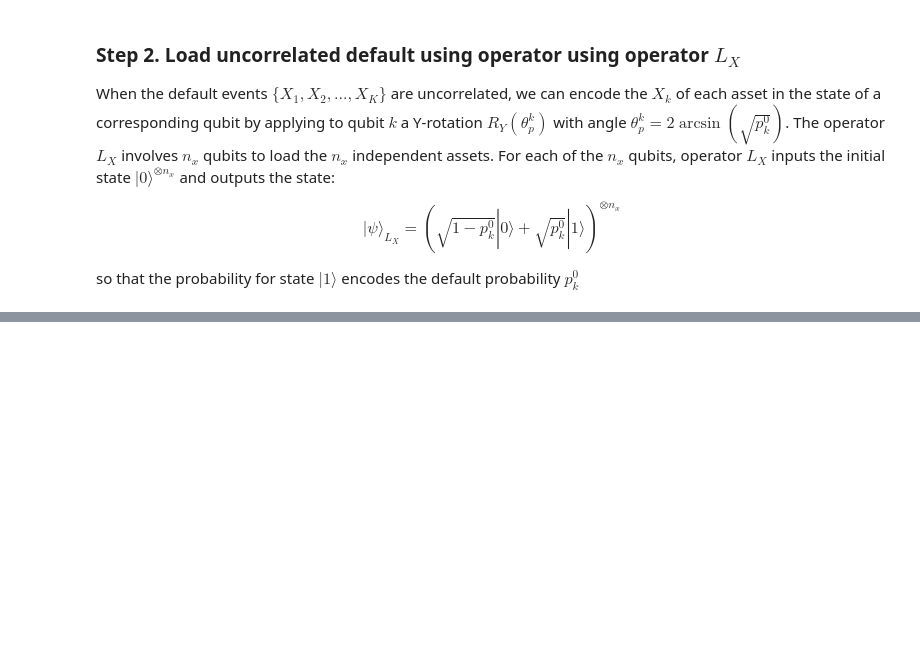
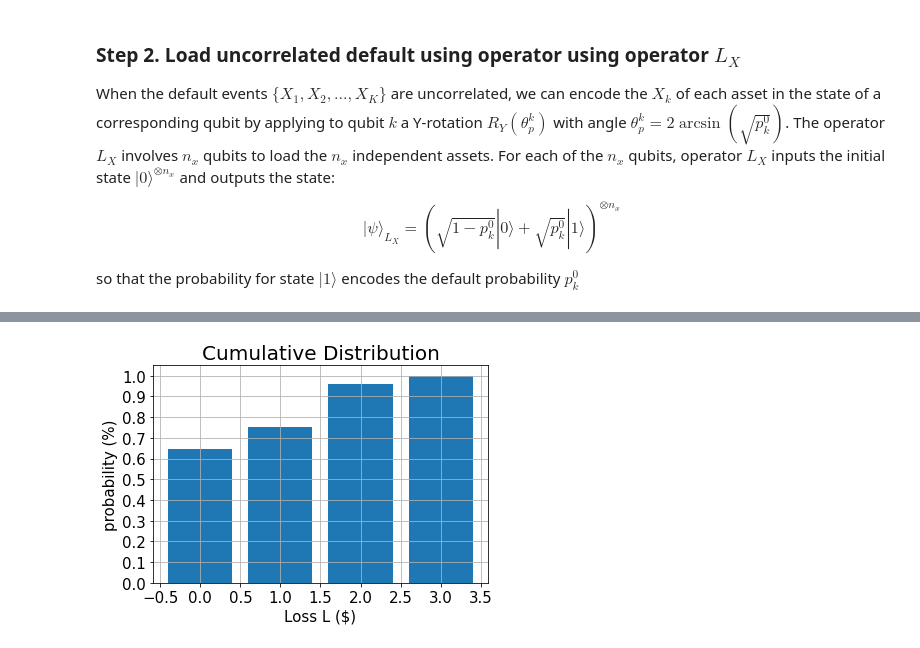
Before and after one commit to ZiyuanLi007/quantumalg, a Jupyter notebook: technotes/TechNotes_CreditRiskQAE.ipynb, the cells around one changed output, grey strips where cells are left out. Saved outputs shown, nothing was run; the diff lists cells and outputs as text; code cells hidden in the pictures; blank space fills up the shorter version.

```diff
--- a/technotes/TechNotes_CreditRiskQAE.ipynb
+++ b/technotes/TechNotes_CreditRiskQAE.ipynb
@@ -82,0 +230,13 @@ $$|\psi\rangle_{L_Z} = \sum_{z=0}^{2^{n_z}-1} \sqrt{f(z)} |z\rangle (\sqrt{1-p_k
+# %%
+# plot CDF
+plt.bar(losses, cdf)
+plt.xlabel("Loss L ($)", size=15)
+plt.ylabel("probability (%)", size=15)
+plt.title("Cumulative Distribution", size=20)
+plt.xticks(size=15)
+plt.yticks(size=15)
+plt.yticks(np.arange(0, 1.01, 1e-1))
+plt.grid()
+plt.show()
+# %% [output]
+[figure, added]
```
Also changed, not shown: parts of 25 cells of this notebook.
